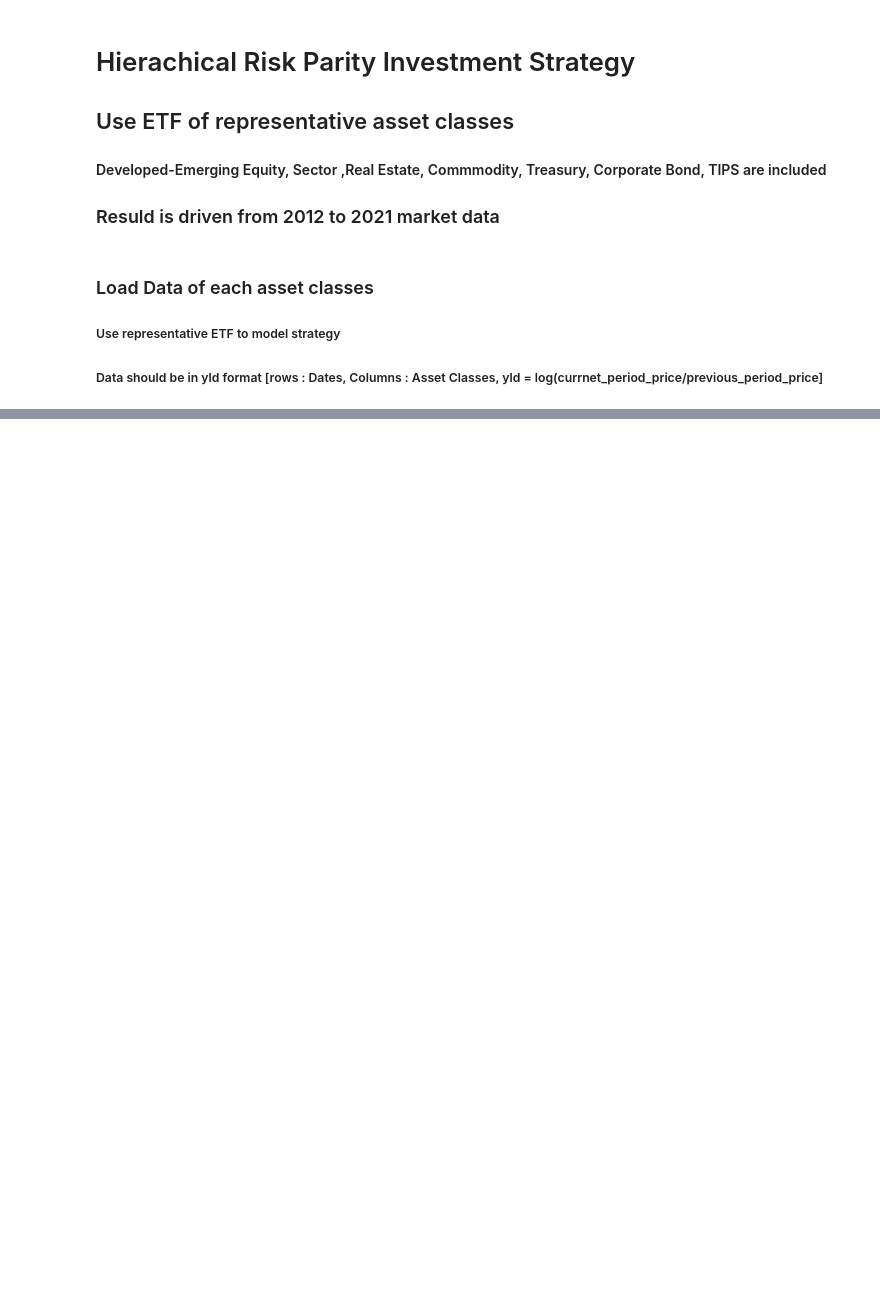
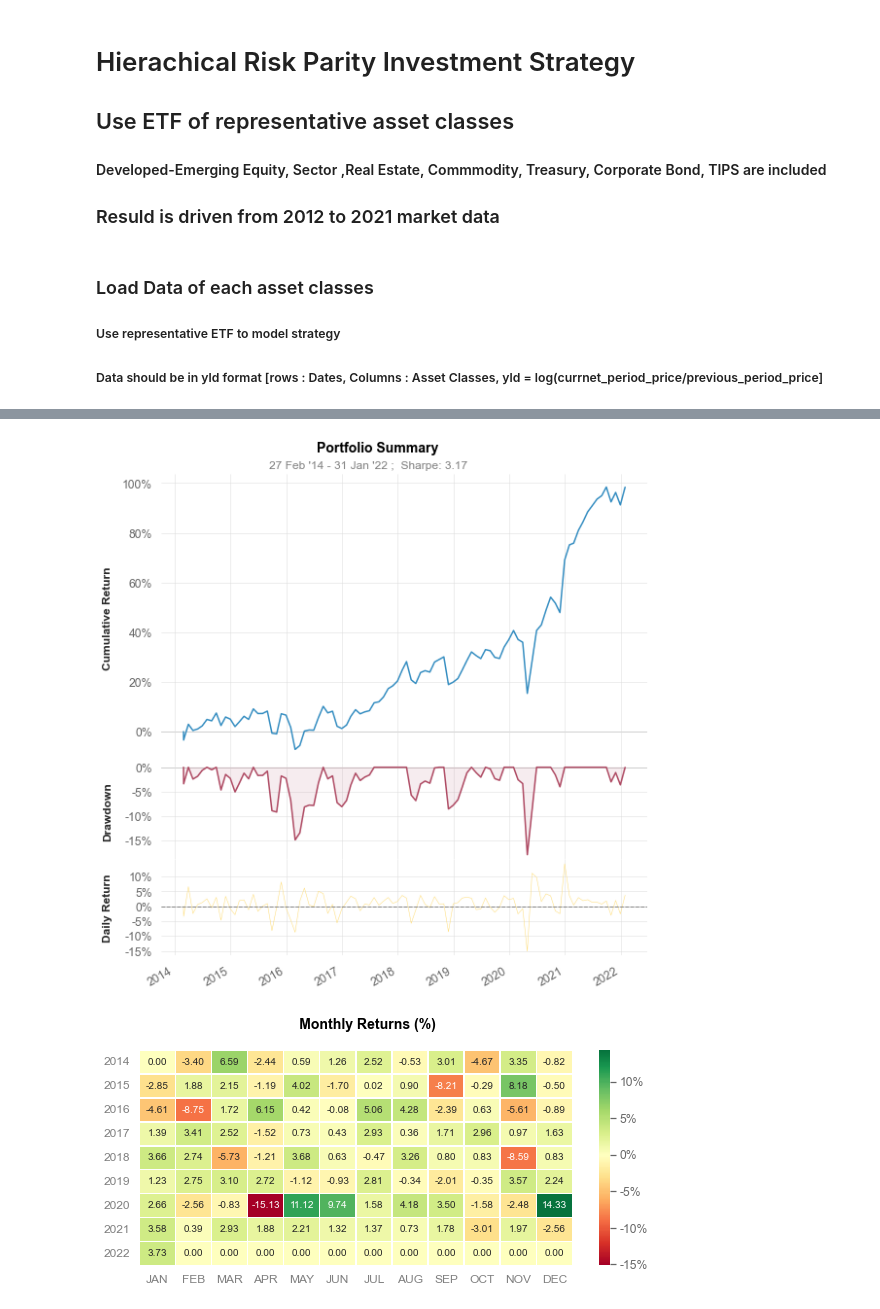
Before and after one commit to QuhiQuhihi/project_quant, a Jupyter notebook: note/02_hierachical_risk_parity.ipynb, the cells around one changed output, grey strips where cells are left out. Saved outputs shown, nothing was run; the diff lists cells and outputs as text; code cells hidden in the pictures; blank space fills up the shorter version.

```diff
--- a/note/02_hierachical_risk_parity.ipynb
+++ b/note/02_hierachical_risk_parity.ipynb
@@ -33,7 +26,7 @@ from scipy.optimize import minimize
 # %%
 asset_class_ticker =[
     "IVV",  # iShares Core S&P 500 ETF                              2000-05-15
-    "VEA",  # Vanguard FTSE Developed Markets ETF                   2007-07-02
+    "VEA",  # Vanguard FTSE Developed Markets ETF                    2007-07-02
     "VWO",  # Vanguard FTSE Emerging Markets ETF                    2005-03-04
     "TLT",  # iShares 20+ Year Treasury Bond ETF                    2002-07-22
     "TIP",  # iShares TIPS Bond ETF                                 2003-12-04
@@ -54,4 +47,12 @@ asset_class_ticker =[
     "XBI",  # SPDR® S&P® Biotech ETF                                2006-02-06
     "RWR",  # SPDR® Dow Jones® REIT ETF                             2001-04-23
     "RWX"   # SPDR® Dow Jones® International Real Estate ETF        2006-12-15
-]
+    ]
+
+bm_class_ticker =[
+    "VTI", # Vanguard Total Stock Market ETF                        2001-05-24
+    "TLT", # iShares 20+ Year Treasury Bond ETF                     2002-07-22
+    "IEI", # iShares 3-7 Year Treasury Bond ETF                     2007-01-05
+    "GLD", # SPDR Gold Trust                                        2004-11-18
+    "GSG"  # iShares S&P GSCI Commodity Indexed Trust               2006-07-10
+    ]
@@ -83,8 +87,20 @@ yield_df
 # %%
+def hierachical_rp_portfolio(yld_df):
+    asset_cov = yld_df.cov()
+    asset_corr = yld_df.corr()
+
+    # distance matrix
+    d_corr = (np.sqrt(0.5*(1-asset_corr))).fillna(0)
+    link_corr = linkage(d_corr,'single')
+    z = pd.DataFrame(link_corr)
+
+    sort_index = get_quasi_diag(link_corr)
+    weights = get_rec_bipart(cov=asset_cov, sort_ix=sort_index)
+    weights.index = [yld_df.columns[i] for i in weights.index]
+    return weights
+
 def get_quasi_diag(link):
-
     # sort clustered items by distance
-
     link = link.astype(int)
 
     # get the first and the second item of the last tuple
@@ -95,24 +111,18 @@ def get_quasi_diag(link):
 
     # if the max of sort_ix is bigger than or equal to the max_items
     while sort_ix.max() >= num_items:
-
         sort_ix.index = range(0, sort_ix.shape[0]*2, 2) # make space
-
         df0 = sort_ix[sort_ix >= num_items] # find clusters
 
         # df0 contains even index and cluster index
         i = df0.index
         j = df0.values - num_items
-
         sort_ix[i] = link[j,0] # item 1
 
         df0  = pd.Series(link[j, 1], index=i+1)
-
         sort_ix = sort_ix.append(df0) # item 2
         sort_ix = sort_ix.sort_index()
-
         sort_ix.index = range(sort_ix.shape[0])
-
     return sort_ix.tolist()
 
 def get_cluster_var(cov, c_items):
@@ -211,0 +216,3 @@ def weekly_rebalance_strategy
+# %%
+monthly_rebal_strategy=rebalance_strategy(strategy=hierachical_rp_portfolio, yld_df = yield_df, bm_yld_df = benchmark_yield_df['BM'], lookback_period=12)
+monthly_rebal_strategy
@@ -211,0 +234,5 @@ def weekly_rebalance_strategy
+# %%
+quantstats.reports.plots(returns = monthly_rebal_strategy.loc[ : , 'strategy_return'] , benchmark = monthly_rebal_strategy.loc[ : , 'benchmark_return'], mode='basic')
+# %% [output]
+[figure, added]
+[figure, added]
```
Also changed, not shown: parts of 15 cells of this notebook, 4 other files.
